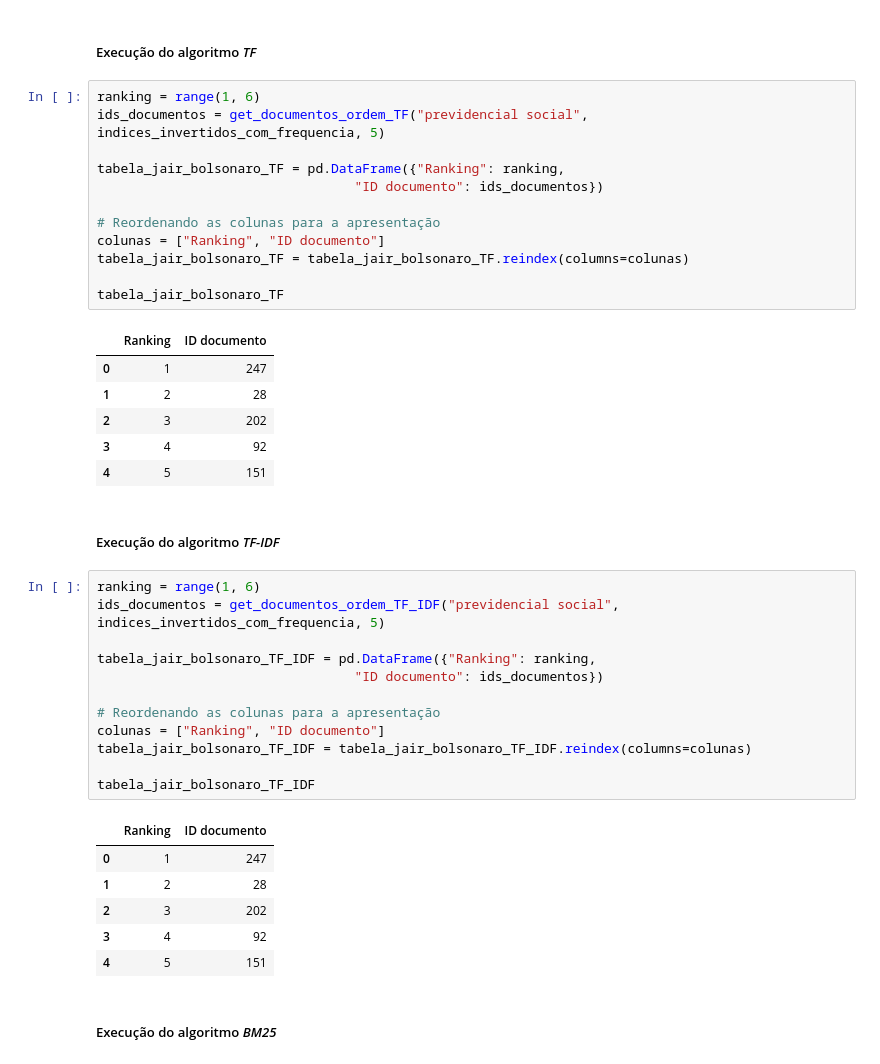
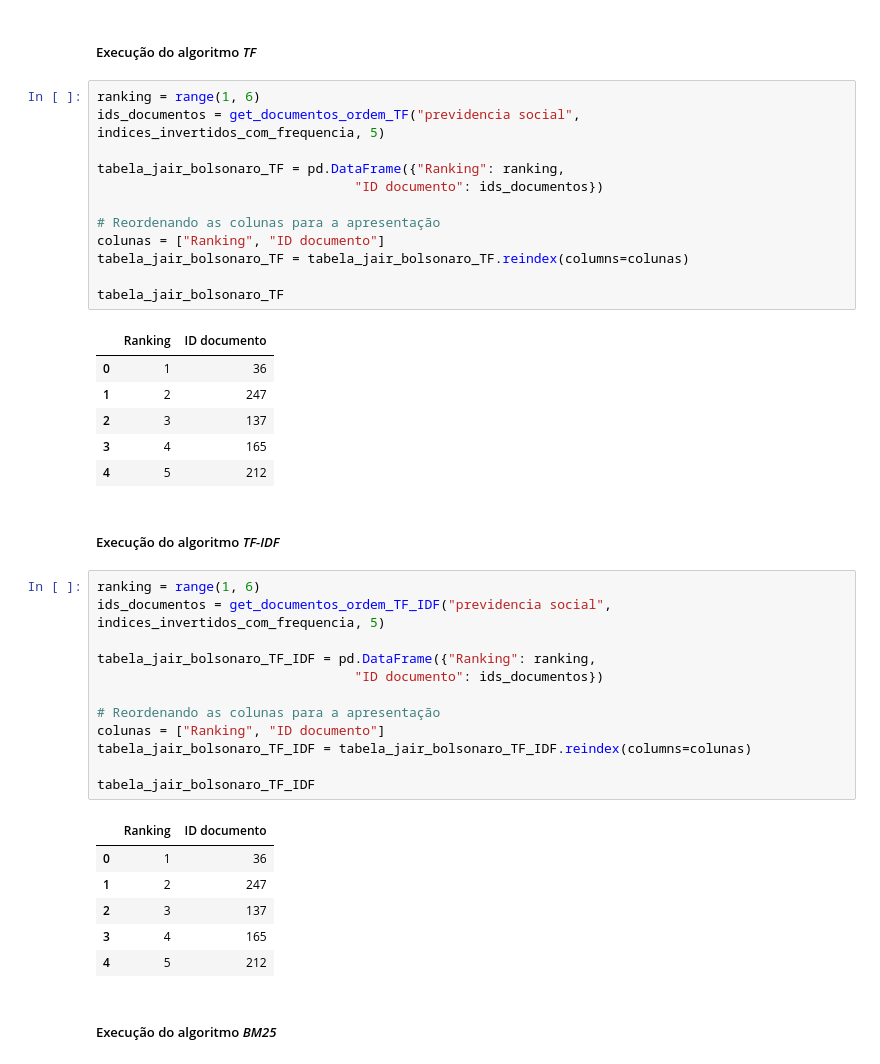
Before and after one commit to ThaynanAndrey/recuperacao_informacao, a Jupyter notebook: ri_lab_06/Modelo Vetorial.ipynb, the cells around one changed output. Drawn from its saved outputs; the diff is of its cells as text.

```diff
--- a/ri_lab_06/Modelo Vetorial.ipynb
+++ b/ri_lab_06/Modelo Vetorial.ipynb
@@ -461,28 +461,28 @@ tabela_jair_bolsonaro_representacao_binaria
 ##### Execução do algoritmo *TF*
 # %%
 ranking = range(1, 6)
-ids_documentos = get_documentos_ordem_TF("previdencial social", indices_invertidos_com_frequencia, 5)
+ids_documentos = get_documentos_ordem_TF("previdencia social", indices_invertidos_com_frequencia, 5)
 
 tabela_jair_bolsonaro_TF = pd.DataFrame({"Ranking": ranking,
                                  "ID documento": ids_documentos})
 
 # Reordenando as colunas para a apresentação
 colunas = ["Ranking", "ID documento"]
 tabela_jair_bolsonaro_TF = tabela_jair_bolsonaro_TF.reindex(columns=colunas)
 
 tabela_jair_bolsonaro_TF
 # %% [output]
 |  | Ranking | ID documento |
-| 0 | 1 | 247 |
-| 1 | 2 | 28 |
-| 2 | 3 | 202 |
-| 3 | 4 | 92 |
-| 4 | 5 | 151 |
+| 0 | 1 | 36 |
+| 1 | 2 | 247 |
+| 2 | 3 | 137 |
+| 3 | 4 | 165 |
+| 4 | 5 | 212 |
 # %% [markdown]
 ##### Execução do algoritmo *TF-IDF*
 # %%
 ranking = range(1, 6)
-ids_documentos = get_documentos_ordem_TF_IDF("previdencial social", indices_invertidos_com_frequencia, 5)
+ids_documentos = get_documentos_ordem_TF_IDF("previdencia social", indices_invertidos_com_frequencia, 5)
 
 tabela_jair_bolsonaro_TF_IDF = pd.DataFrame({"Ranking": ranking,
                                  "ID documento": ids_documentos})
@@ -494,11 +494,11 @@ tabela_jair_bolsonaro_TF_IDF = tabela_jair_bolsonaro_TF_IDF.reindex(columns=colu
 tabela_jair_bolsonaro_TF_IDF
 # %% [output]
 |  | Ranking | ID documento |
-| 0 | 1 | 247 |
-| 1 | 2 | 28 |
-| 2 | 3 | 202 |
-| 3 | 4 | 92 |
-| 4 | 5 | 151 |
+| 0 | 1 | 36 |
+| 1 | 2 | 247 |
+| 2 | 3 | 137 |
+| 3 | 4 | 165 |
+| 4 | 5 | 212 |
 # %% [markdown]
 ##### Execução do algoritmo *BM25*
 # %%
```
Also changed, not shown: parts of 9 cells of this notebook.
